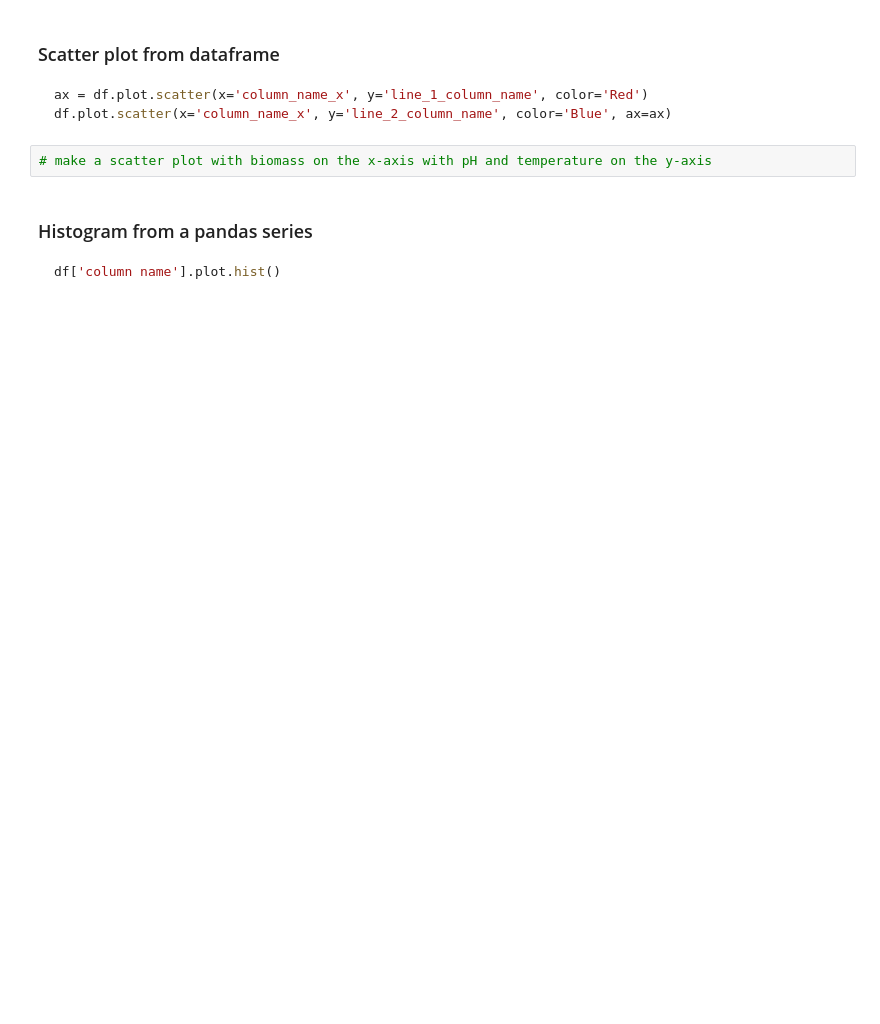
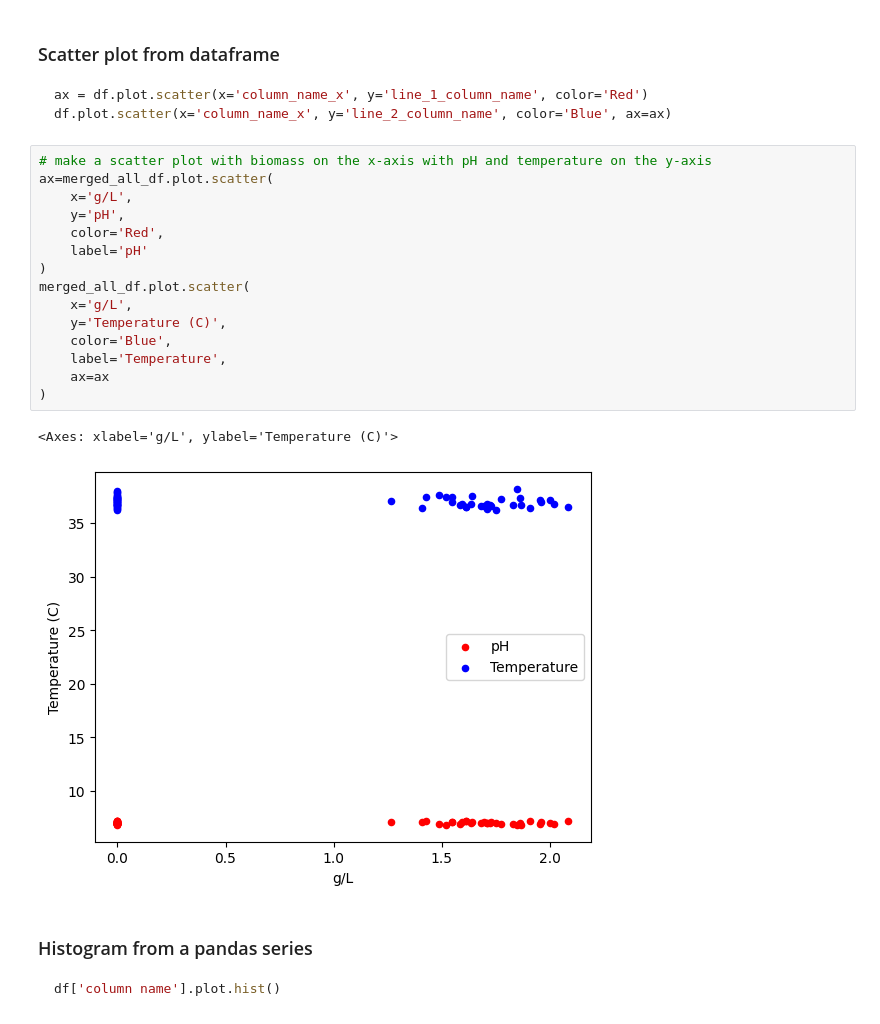
Before and after one commit to Energy-and-Sustainability-VIP/Team-2, a Jupyter notebook: Isaac's Folder/L6_Notes_Isaac.ipynb, the cells around one changed output. Drawn from its saved outputs; the diff is of its cells as text; blank space fills up the shorter version.

````diff
--- a/Isaac's Folder/L6_Notes_Isaac.ipynb
+++ b/Isaac's Folder/L6_Notes_Isaac.ipynb
@@ -152,6 +216,22 @@ df.plot.scatter(x='column_name_x', y='line_2_column_name', color='Blue', ax=ax)
 ```
 # %%
 # make a scatter plot with biomass on the x-axis with pH and temperature on the y-axis
+ax=merged_all_df.plot.scatter(
+    x='g/L',
+    y='pH',
+    color='Red',
+    label='pH'
+)
+merged_all_df.plot.scatter(
+    x='g/L',
+    y='Temperature (C)',
+    color='Blue',
+    label='Temperature',
+    ax=ax
+)
+# %% [output]
+<Axes: xlabel='g/L', ylabel='Temperature (C)'>
+[figure, added]
 # %% [markdown]
 ### Histogram from a pandas series
 ```python
````
Also changed, not shown: parts of 10 cells of this notebook.
